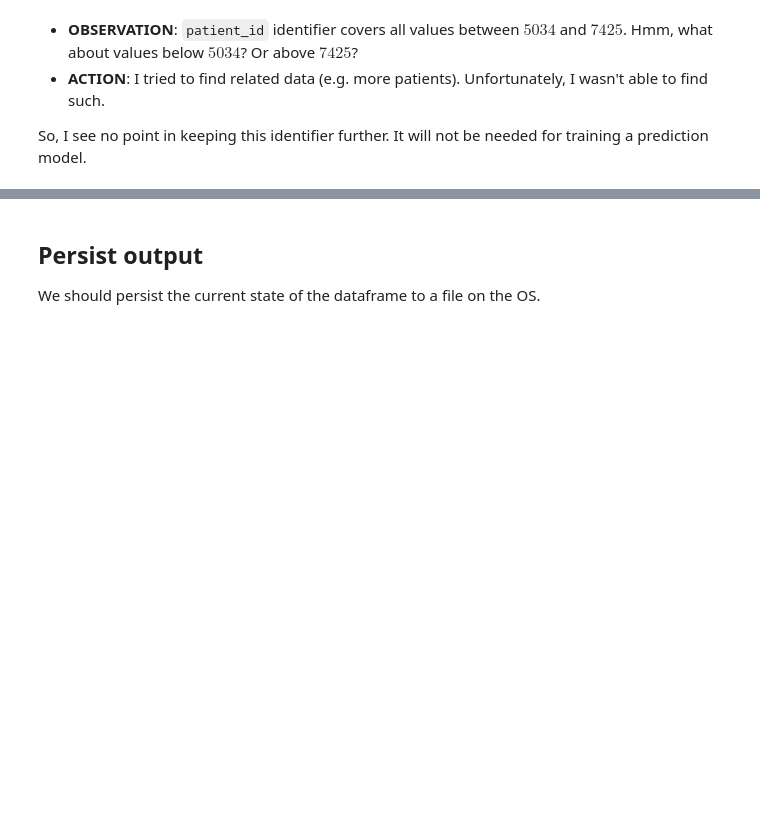
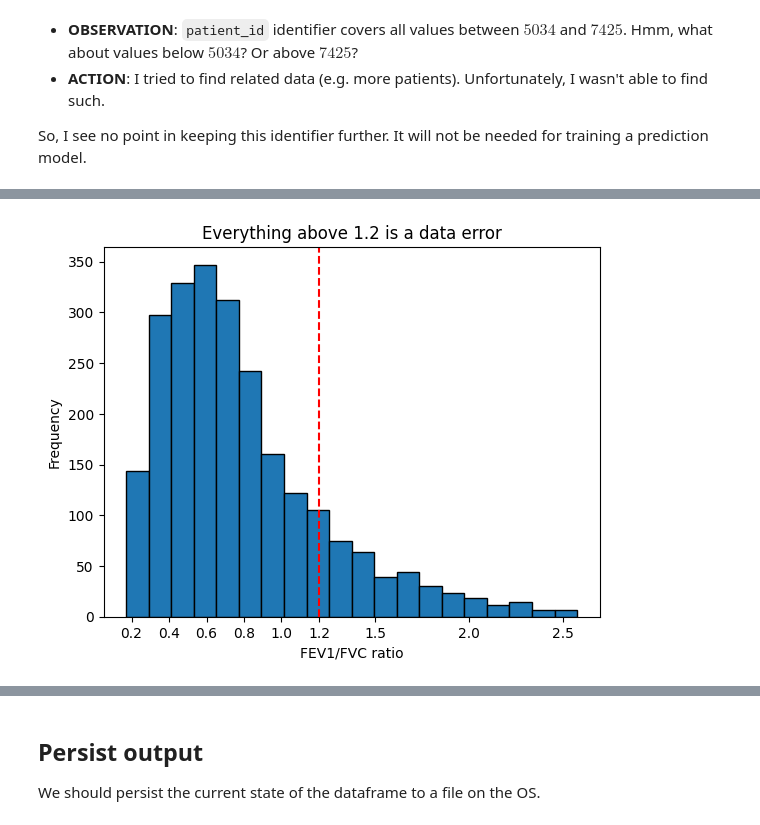
Before and after one commit to dzhokn/data-science-project-architecture, a Jupyter notebook: notebooks/03_data_cleaning.ipynb, the cells around one changed output, grey strips where cells are left out. Saved outputs shown, nothing was run; the diff lists cells and outputs as text; code cells hidden in the pictures; blank space fills up the shorter version.

Commit message:
Add `Outliers` section and `FEV1/FVC ratio` section into `03_data_cleaning` notebook.

```diff
--- a/notebooks/03_data_cleaning.ipynb
+++ b/notebooks/03_data_cleaning.ipynb
@@ -115,0 +126,4 @@ memory usage: 643.0 KB
+# %%
+# Creating a new variable for FEV1/FVC ratio
+patients_df['fev1_fvc_ratio'] = patients_df['lung_function_fev1'].astype(float) / patients_df['lung_function_fvc'].astype(float)
+patients_df['fev1_fvc_ratio'].describe()
@@ -115,0 +140,11 @@ memory usage: 643.0 KB
+# %%
+# Plot the distribution of the fev1_fvc_ratio
+plt.hist(patients_df['fev1_fvc_ratio'], bins=20, edgecolor='black')
+plt.title('Everything above 1.2 is a data error')
+plt.xlabel('FEV1/FVC ratio')
+plt.ylabel('Frequency')
+plt.axvline(x=1.2, color='red', linestyle='--')
+plt.xticks([0.2, 0.4,0.6, 0.8, 1, 1.2, 1.5, 2.0, 2.5])
+plt.show()
+# %% [output]
+[figure, added]
```
Also changed, not shown: parts of 25 cells of this notebook.
